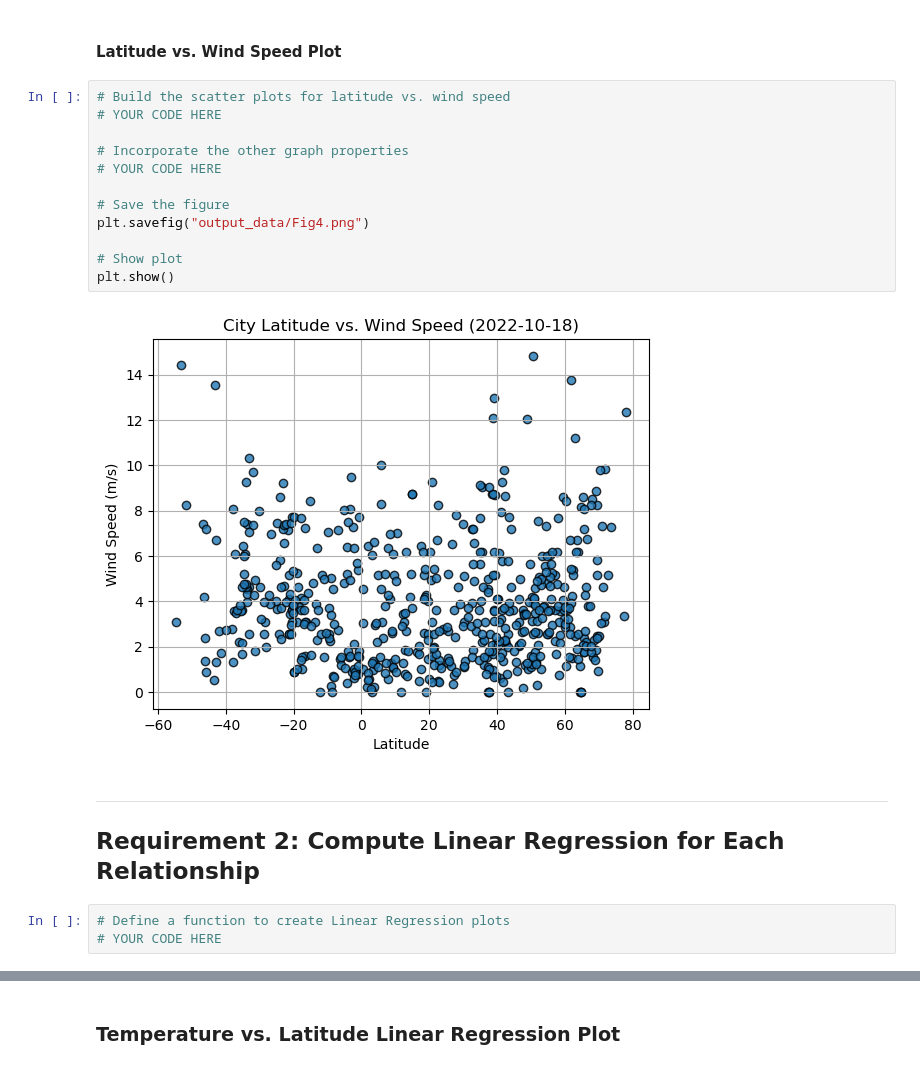
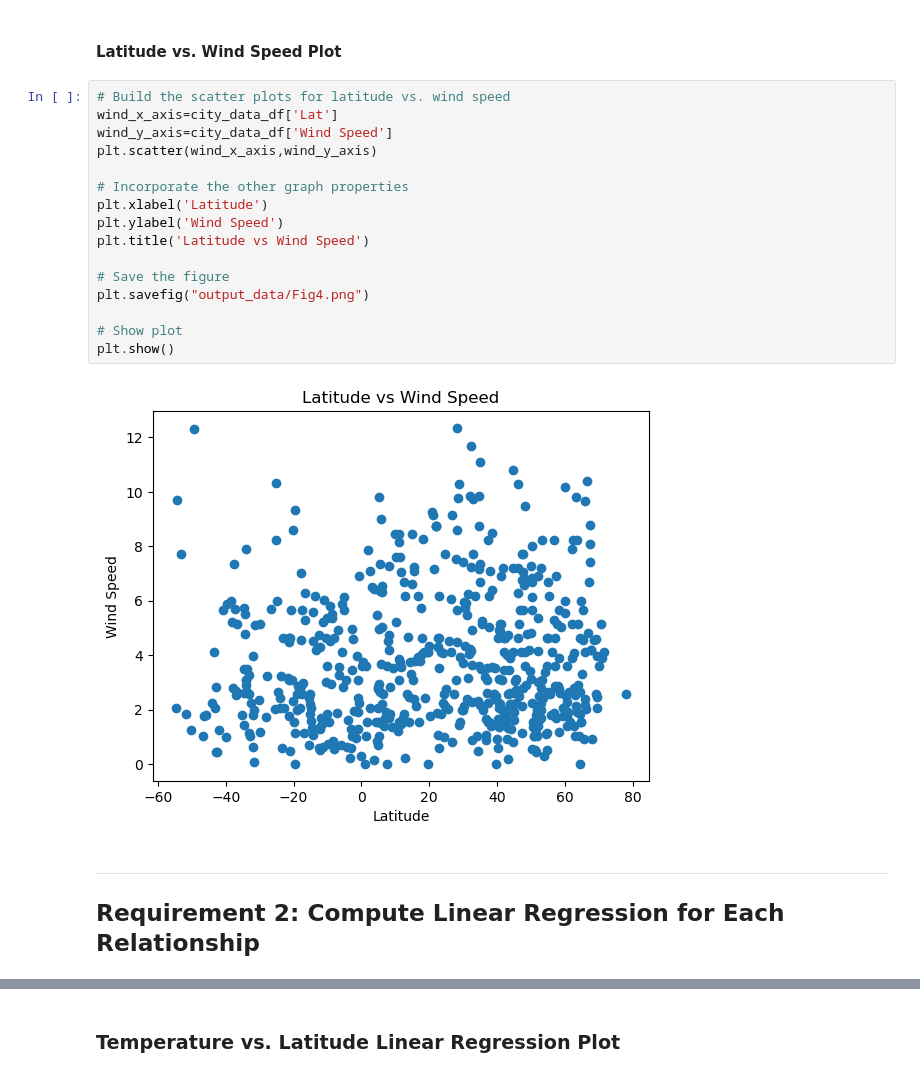
Before and after one commit to Adrienek/python-api-challenge, a Jupyter notebook: WeatherPy/WeatherPy.ipynb, the cells around one changed output, grey strips where cells are left out. Cells and saved outputs as stored; diff of their text form.

```diff
--- a/WeatherPy/WeatherPy.ipynb
+++ b/WeatherPy/WeatherPy.ipynb
@@ -240,22 +250,23 @@ plt.show()
 #### Latitude vs. Wind Speed Plot
 # %%
 # Build the scatter plots for latitude vs. wind speed
-# YOUR CODE HERE
+wind_x_axis=city_data_df['Lat']
+wind_y_axis=city_data_df['Wind Speed']
+plt.scatter(wind_x_axis,wind_y_axis)
 
 # Incorporate the other graph properties
-# YOUR CODE HERE
+plt.xlabel('Latitude')
+plt.ylabel('Wind Speed')
+plt.title('Latitude vs Wind Speed')
 
 # Save the figure
 plt.savefig("output_data/Fig4.png")
 
 # Show plot
 plt.show()
 # %% [output]
-[figure, old version]
+[figure, new version]
 # %% [markdown]
 ---
 
 ## Requirement 2: Compute Linear Regression for Each Relationship
-# %%
-# Define a function to create Linear Regression plots
-# YOUR CODE HERE
```
Also changed, not shown: parts of 26 cells of this notebook, 5 other files.
